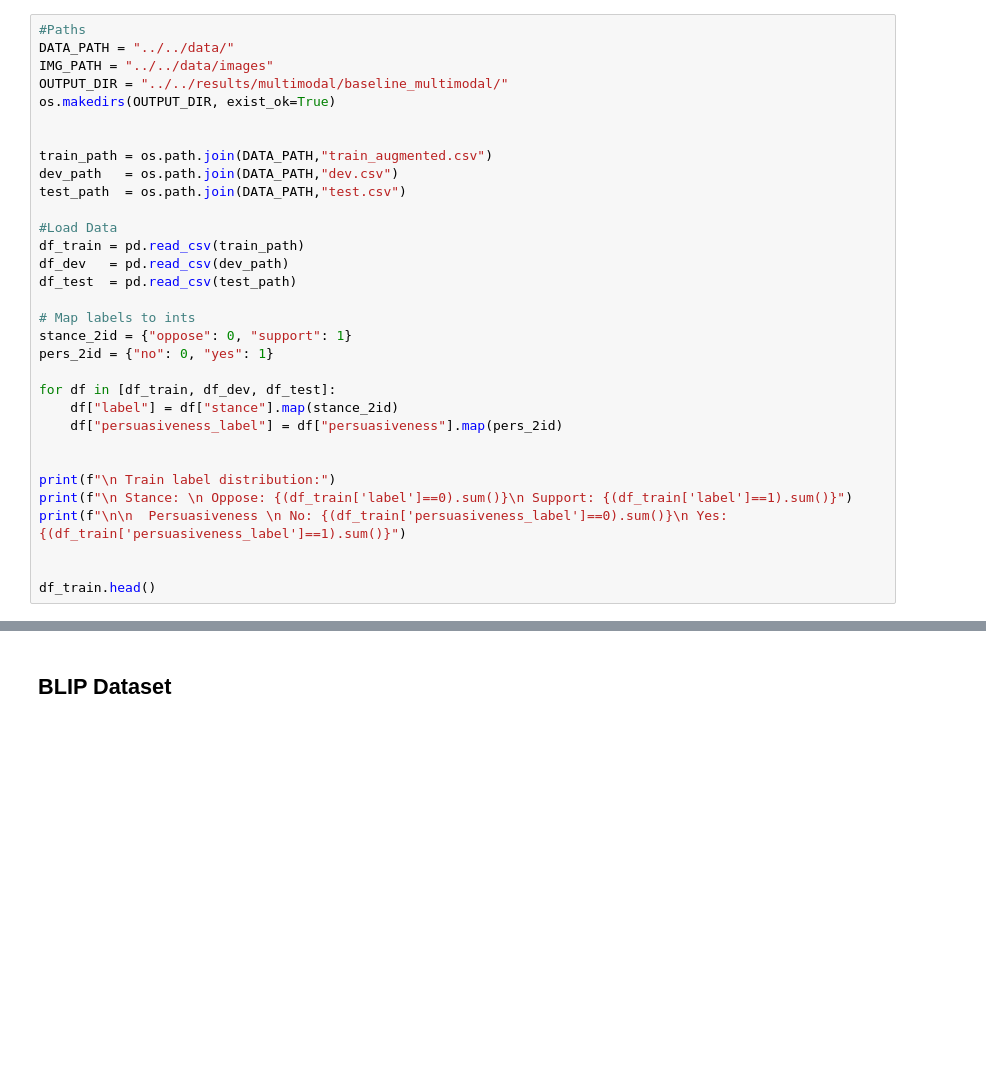
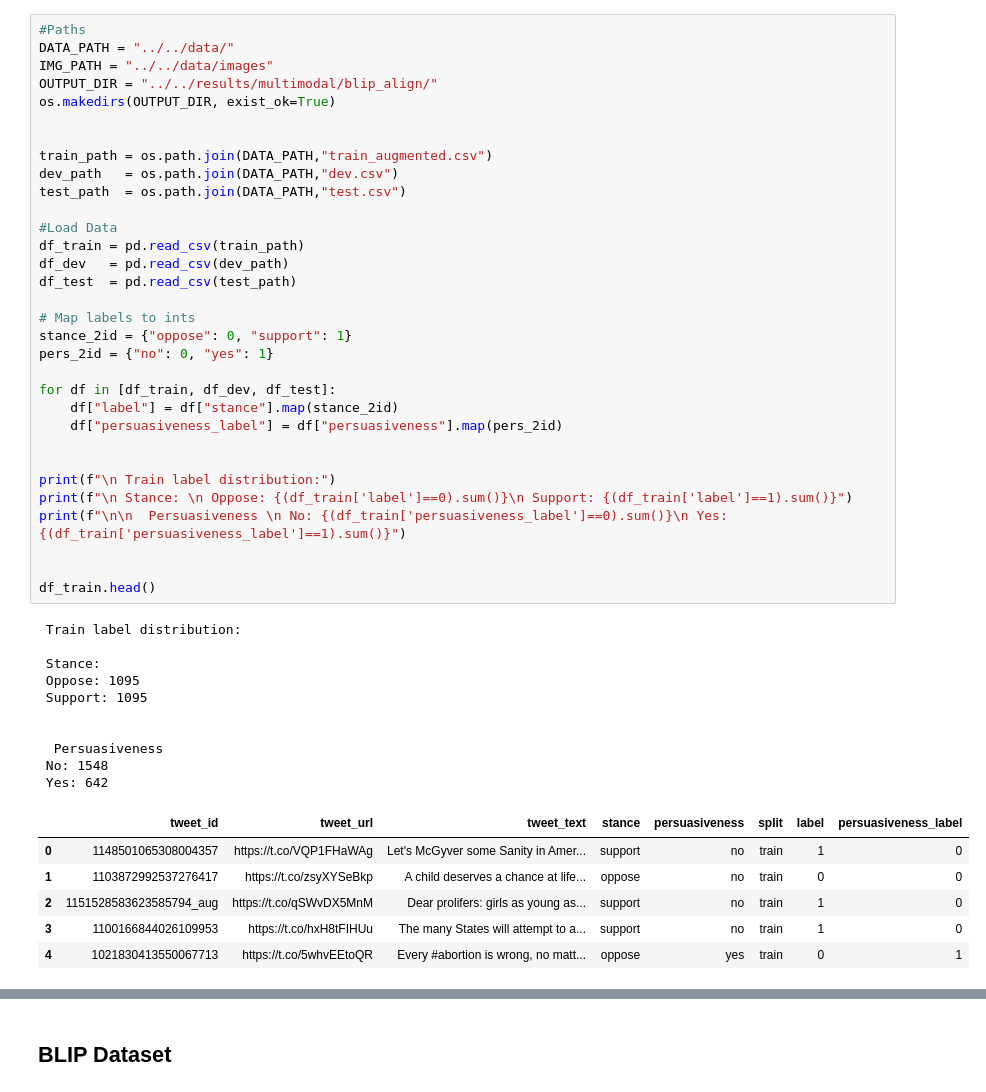
Before and after one commit to DBlassio/multimodal-argmining, a Jupyter notebook: notebooks/multimodal/05_BLIP_ALIGN_multimodal.ipynb, the cells around one changed output, grey strips where cells are left out. Cells and saved outputs as stored; diff of their text form; blank space fills up the shorter version.

Commit message:
ALIGN

```diff
--- a/notebooks/multimodal/05_BLIP_ALIGN_multimodal.ipynb
+++ b/notebooks/multimodal/05_BLIP_ALIGN_multimodal.ipynb
@@ -44,34 +45,51 @@ CUDA available: False
 #Paths
 DATA_PATH = "../../data/"
 IMG_PATH = "../../data/images"
-OUTPUT_DIR = "../../results/multimodal/baseline_multimodal/"
+OUTPUT_DIR = "../../results/multimodal/blip_align/"
 os.makedirs(OUTPUT_DIR, exist_ok=True)
 
 
 train_path = os.path.join(DATA_PATH,"train_augmented.csv")
 dev_path   = os.path.join(DATA_PATH,"dev.csv")
 test_path  = os.path.join(DATA_PATH,"test.csv")
 
 #Load Data
 df_train = pd.read_csv(train_path)
 df_dev   = pd.read_csv(dev_path)
 df_test  = pd.read_csv(test_path)
 
 # Map labels to ints
 stance_2id = {"oppose": 0, "support": 1}
 pers_2id = {"no": 0, "yes": 1}
 
 for df in [df_train, df_dev, df_test]:
     df["label"] = df["stance"].map(stance_2id)
     df["persuasiveness_label"] = df["persuasiveness"].map(pers_2id)
 
 
 print(f"\n Train label distribution:")
 print(f"\n Stance: \n Oppose: {(df_train['label']==0).sum()}\n Support: {(df_train['label']==1).sum()}")
 print(f"\n\n  Persuasiveness \n No: {(df_train['persuasiveness_label']==0).sum()}\n Yes: {(df_train['persuasiveness_label']==1).sum()}")
 
 
 df_train.head()
+# %% [output]
+ Train label distribution:
+
+ Stance:
+ Oppose: 1095
+ Support: 1095
+
+
+  Persuasiveness
+ No: 1548
+ Yes: 642
+|  | tweet_id | tweet_url | tweet_text | stance | persuasiveness | split | label | persuasiveness_label |
+| 0 | 1148501065308004357 | https://t.co/VQP1FHaWAg | Let's McGyver some Sanity in Amer... | support | no | train | 1 | 0 |
+| 1 | 1103872992537276417 | https://t.co/zsyXYSeBkp | A child deserves a chance at life... | oppose | no | train | 0 | 0 |
+| 2 | 1151528583623585794_aug | https://t.co/qSWvDX5MnM | Dear prolifers: girls as young as... | support | no | train | 1 | 0 |
+| 3 | 1100166844026109953 | https://t.co/hxH8tFIHUu | The many States will attempt to a... | support | no | train | 1 | 0 |
+| 4 | 1021830413550067713 | https://t.co/5whvEEtoQR | Every #abortion is wrong, no matt... | oppose | yes | train | 0 | 1 |
 # %%
 # Model Names
 TEXT_MODEL_NAME = "microsoft/deberta-v3-base"  # 768 dims
```
Also changed, not shown: parts of 18 cells of this notebook.
